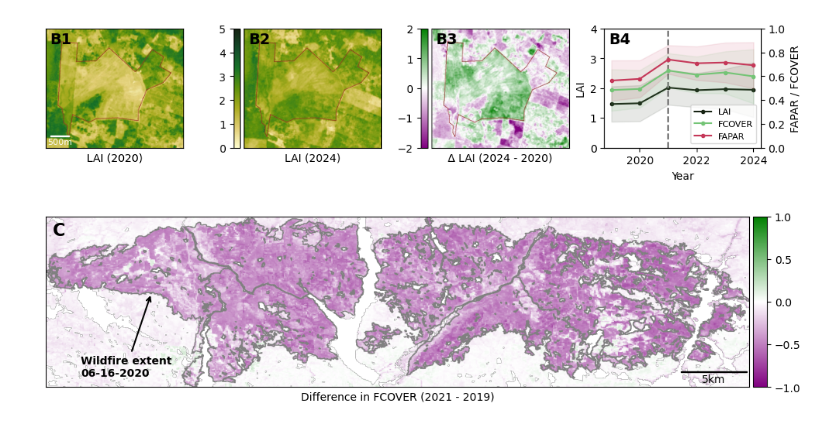
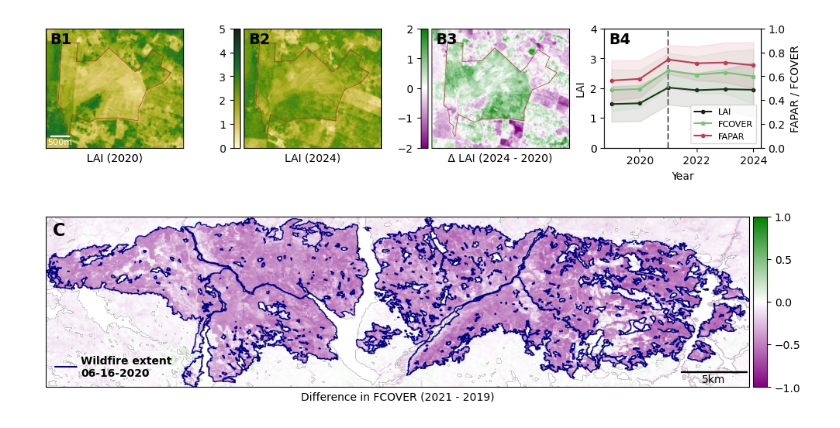
Before and after one commit to speckerf/world-reforestation-monitor, a Jupyter notebook: figures_python/code/main-figure4.ipynb, the cells around one changed output. Saved outputs shown, nothing was run; the diff lists cells and outputs as text; code cells hidden in the pictures.

Commit message:
update figures after coauthor comments

```diff
--- a/figures_python/code/main-figure4.ipynb
+++ b/figures_python/code/main-figure4.ipynb
@@ -183,7 +183,9 @@ fcover_diff_blended = blend_geom_to_img(
     fcover_diff,
     fire_geom,
     {"min": -1, "max": 1, "palette": ["purple", "white", "green"]},
-    {"palette": "grey"},
+    {"palette": '#000080'},
+    # {'palette': '#8B0000'},
+    # {'palette': '#2F4F4F'},
     width=3,
 )
 url_fcover_diff_blended = fcover_diff_blended.getThumbURL(
@@ -556,11 +558,11 @@ cax.yaxis.set_tick_params(labelsize=LEGENDSIZE)
 # Add text at bottom-left with an arrow pointing to wildfire extent
 axs.annotate(
     "Wildfire extent\n06-16-2020",
-    xy=(0.15, 0.55),  # Arrow tip location
+    xy=(0.01, 0.12),  # Arrow tip location
     xytext=(0.05, 0.05),  # Text position (bottom-left)
     textcoords="axes fraction",
     xycoords="axes fraction",
-    arrowprops=dict(facecolor="black", arrowstyle="->", lw=1.5),
+    arrowprops=dict(color="#000080", arrowstyle="-", lw=1.5),
     fontsize=LABELSIZE,
     fontweight="bold",
     color="black",
@@ -569,31 +571,31 @@ axs.annotate(
 )
 
 # add Label C
 axs.text(
     0.01,
     0.97,
     "C",
     transform=axs.transAxes,
     fontsize=FIGURE_NUMBERING_SIZE + 2,
     fontweight="bold",
     va="top",
     color="black",
 )
 
 # add scalebar: 52861 meters length for 2048 pixels
 scalebar = AnchoredSizeBar(
     axs.transData,
     193,  # 2048 / 52861 * 5000 = 193 ()
     "5km",
     "lower right",
     color="black",
     frameon=False,
     size_vertical=3,
     fontproperties={"size": SCALEBAR_SIZE + 2},
 )
 axs.add_artist(scalebar)
 
 plt.savefig("../plots/figure4C.png", dpi=300, bbox_inches="tight")
 plt.show()
 # %% [output]
-[figure, old version]
+[figure, new version]
```
Also changed, not shown: parts of 4 cells of this notebook, 3 other files.
